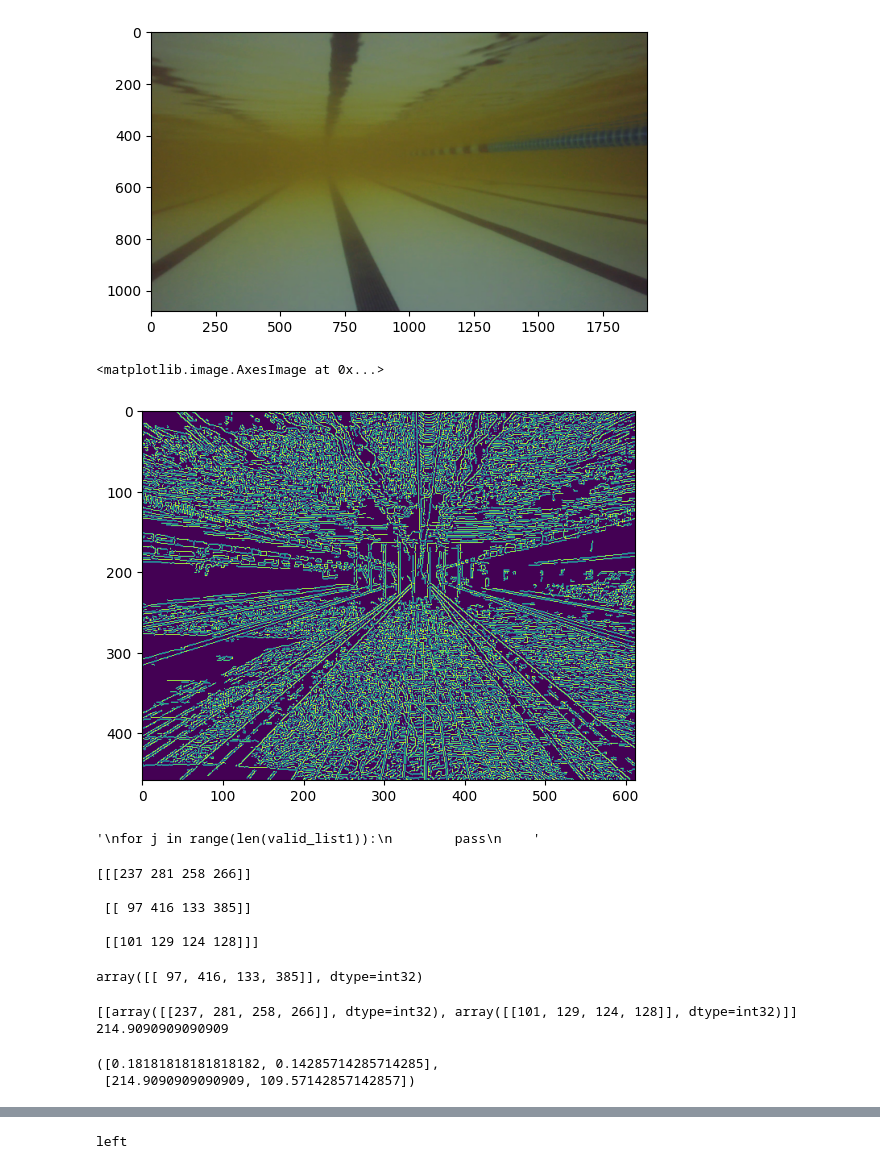
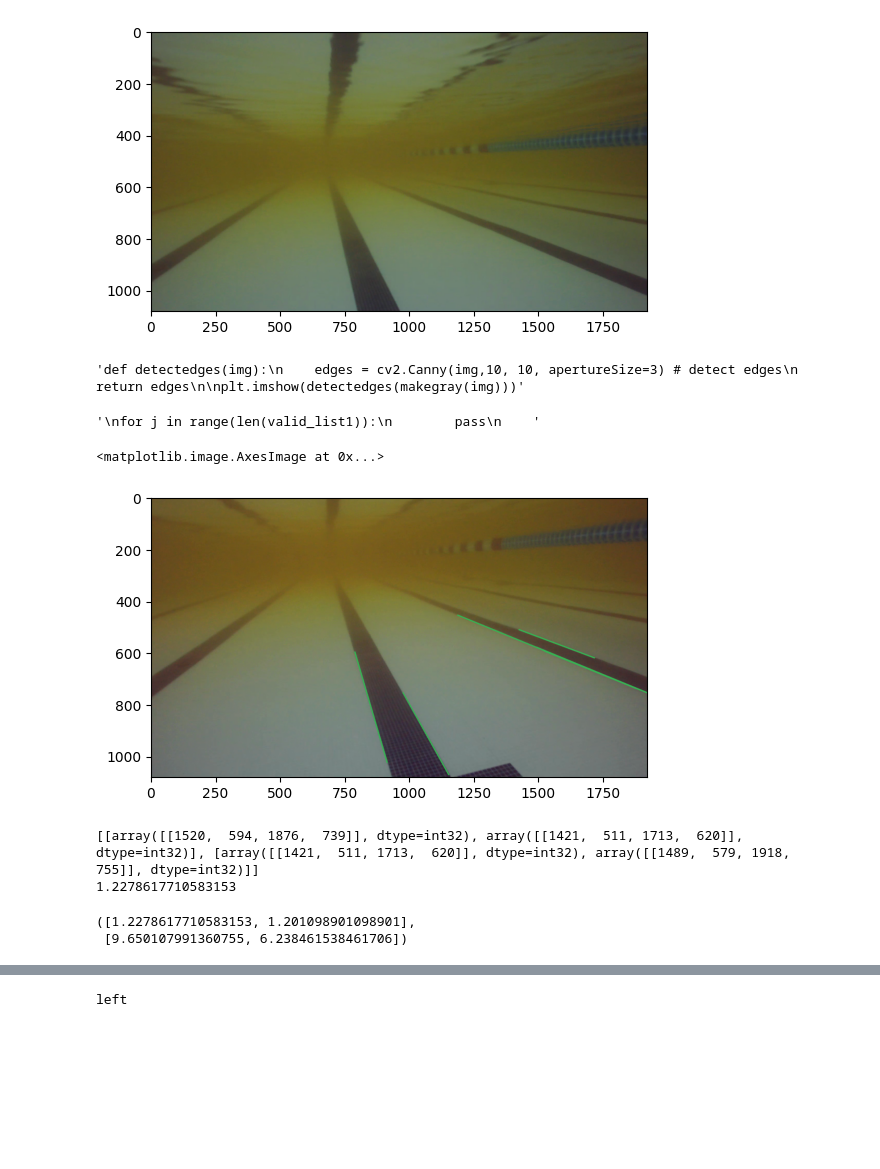
Before and after one commit to jules-hohmann/cv-intro, a Jupyter notebook: test.ipynb, the cells around one changed output, grey strips where cells are left out. Drawn from its saved outputs; the diff is of its cells as text; code cells hidden in the pictures; blank space fills up the shorter version.

```diff
--- a/test.ipynb
+++ b/test.ipynb
@@ -7,7 +7,7 @@ import numpy as np
 
 import random as rand
 # %%
-img = cv2.imread('pool.jpg')
+img = cv2.imread('rov_pool.jpg')
 
 #img = cv2.imread('test_image.png', cv2.IMREAD_GRAYSCALE)
 #plt.imshow(img)
@@ -36,14 +36,13 @@ plt.imshow(makegray(frame))
 <matplotlib.image.AxesImage at 0x...>
 [figure]
 # %%
-def detectedges(img):
-    edges = cv2.Canny(img,50, 110, apertureSize=3) # detect edges
+'''def detectedges(img):
+    edges = cv2.Canny(img,10, 10, apertureSize=3) # detect edges
     return edges
 
-plt.imshow(detectedges(makegray(img)))
+plt.imshow(detectedges(makegray(img)))'''
 # %% [output]
-<matplotlib.image.AxesImage at 0x...>
+'def detectedges(img):\n    edges = cv2.Canny(img,10, 10, apertureSize=3) # detect edges\n    return edges\n\nplt.imshow(detectedges(makegray(img)))'
-[figure, removed]
 # %%
 '''def detectlines(edges):
     lines = cv2.HoughLinesP(
@@ -55,10 +54,10 @@ plt.imshow(detectedges(makegray(img)))
                 maxLineGap=10,        ) # detect lines
     return lines
 print(detectlines(detectedges(makegray(frame))))'''
-def detect_lines(img, threshold1=50, threshold2=110, apertureSize=3, minLineLength=100,maxLineGap=20):
-    gray = cv2.cvtColor(img, cv2.IMREAD_GRAYSCALE) # convert to grayscale
+def detect_lines(img, threshold1=50, threshold2=150, apertureSize=3, minLineLength=100,maxLineGap=20):
+    gray = cv2.cvtColor(img, cv2.COLOR_BGR2GRAY) # convert to grayscale
     edges = cv2.Canny(gray, threshold1, threshold2, apertureSize) # detect edges
-    lines = cv2.HoughLinesP(edges,10,np.pi/210,10,minLineLength,maxLineGap) # detect lines
+    lines = cv2.HoughLinesP(edges,10,np.pi/210,70,minLineLength=270,maxLineGap=25) # detect lines
     if lines is not None:
         return((lines))
     else:
@@ -246,23 +260,19 @@ b = detectedges(a)
-# %%
-c = detect_lines(img)
-print(c)
-c[1]
-# %% [output]
-[[[237 281 258 266]]
-
- [[ 97 416 133 385]]
-
- [[101 129 124 128]]]
-array([[ 97, 416, 133, 385]], dtype=int32)
+# %%
+c = detect_lines(img, 36, 80, 3)
+
+plt.imshow(draw_lines(img, c, get_color()))
+# %% [output]
+<matplotlib.image.AxesImage at 0x...>
+[figure, added]
 # %%
 d = detect_lanes(c)
 print(d)
-print(get_slopes_intercepts(d[0])[1][0])
+print(get_slopes_intercepts(d[0])[0][0])
 get_slopes_intercepts(d[0])
 # %% [output]
-[[array([[237, 281, 258, 266]], dtype=int32), array([[101, 129, 124, 128]], dtype=int32)]]
-214.9090909090909
+[[array([[1520,  594, 1876,  739]], dtype=int32), array([[1421,  511, 1713,  620]], dtype=int32)], [array([[1421,  511, 1713,  620]], dtype=int32), array([[1489,  579, 1918,  755]], dtype=int32)]]
+1.2278617710583153
-([0.18181818181818182, 0.14285714285714285],
- [214.9090909090909, 109.57142857142857])
+([1.2278617710583153, 1.201098901098901],
+ [9.650107991360755, 6.238461538461706])
 # %%
 e = get_lane_center(d)
```
Also changed, not shown: parts of 7 cells of this notebook.
